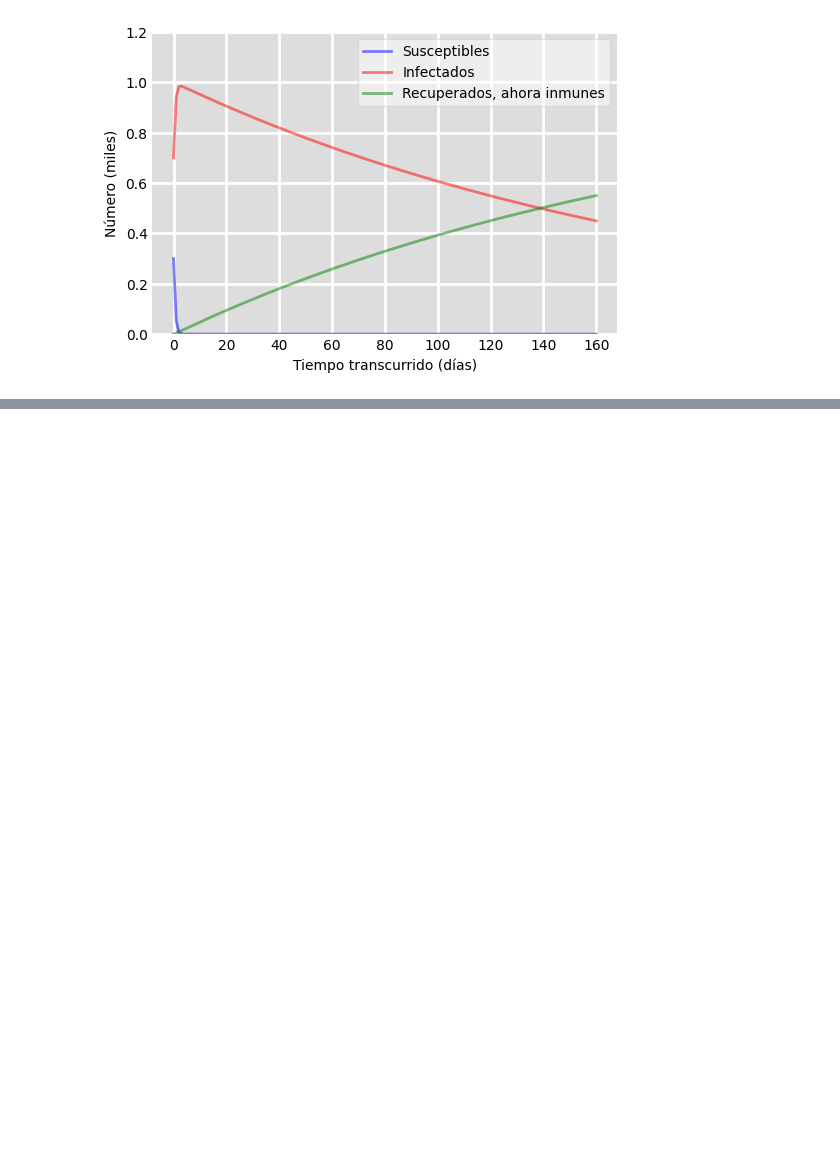
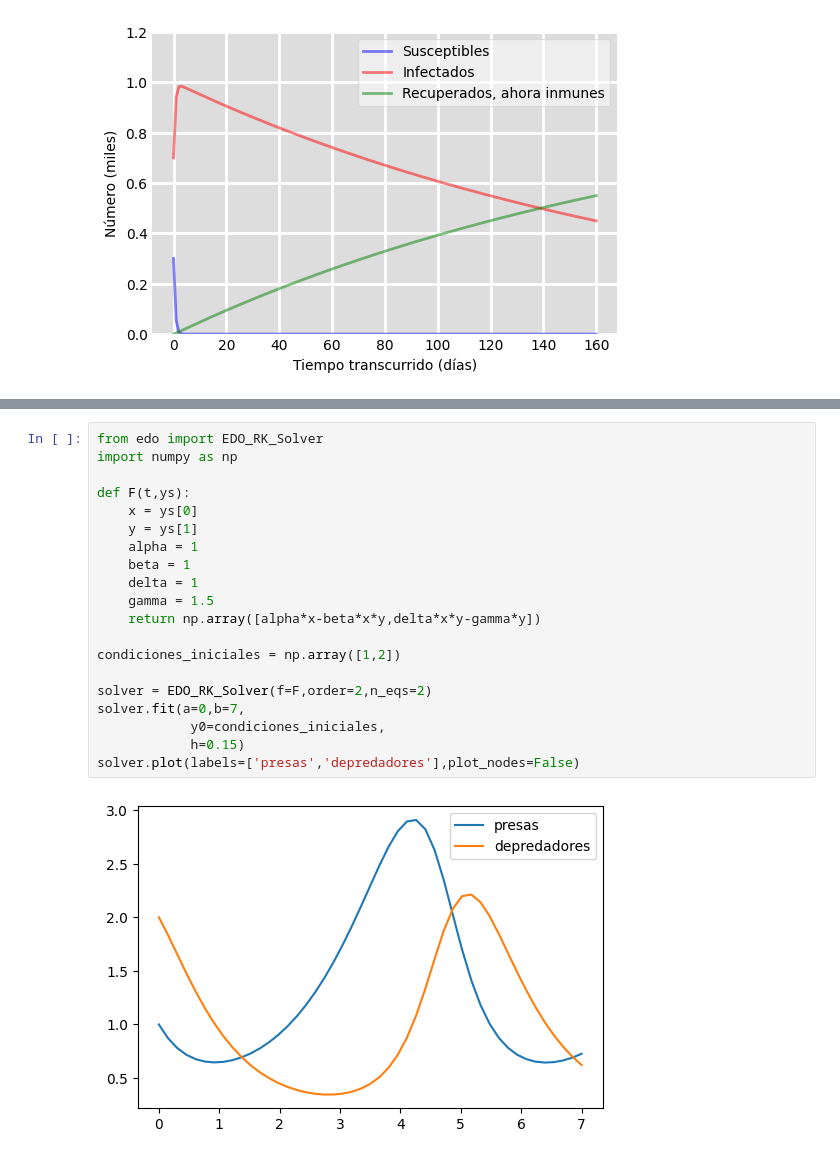
Before and after one commit to gmauricio-toledo/UNISON-teaching, a Jupyter notebook: EDO-Aplicaciones.ipynb, the cells around one changed output, grey strips where cells are left out. Cells and saved outputs as stored; diff of their text form; blank space fills up the shorter version.

```diff
--- a/EDO-Aplicaciones.ipynb
+++ b/EDO-Aplicaciones.ipynb
@@ -49,0 +59,22 @@ plt.show()
+# %%
+from edo import EDO_RK_Solver
+import numpy as np
+
+def F(t,ys):
+    x = ys[0]
+    y = ys[1]
+    alpha = 1
+    beta = 1
+    delta = 1
+    gamma = 1.5
+    return np.array([alpha*x-beta*x*y,delta*x*y-gamma*y])
+
+condiciones_iniciales = np.array([1,2])
+
+solver = EDO_RK_Solver(f=F,order=2,n_eqs=2)
+solver.fit(a=0,b=7,
+            y0=condiciones_iniciales,
+            h=0.15)
+solver.plot(labels=['presas','depredadores'],plot_nodes=False)
+# %% [output]
+[figure, added]
```
Also changed, not shown: parts of 2 cells of this notebook, 1 other file.
